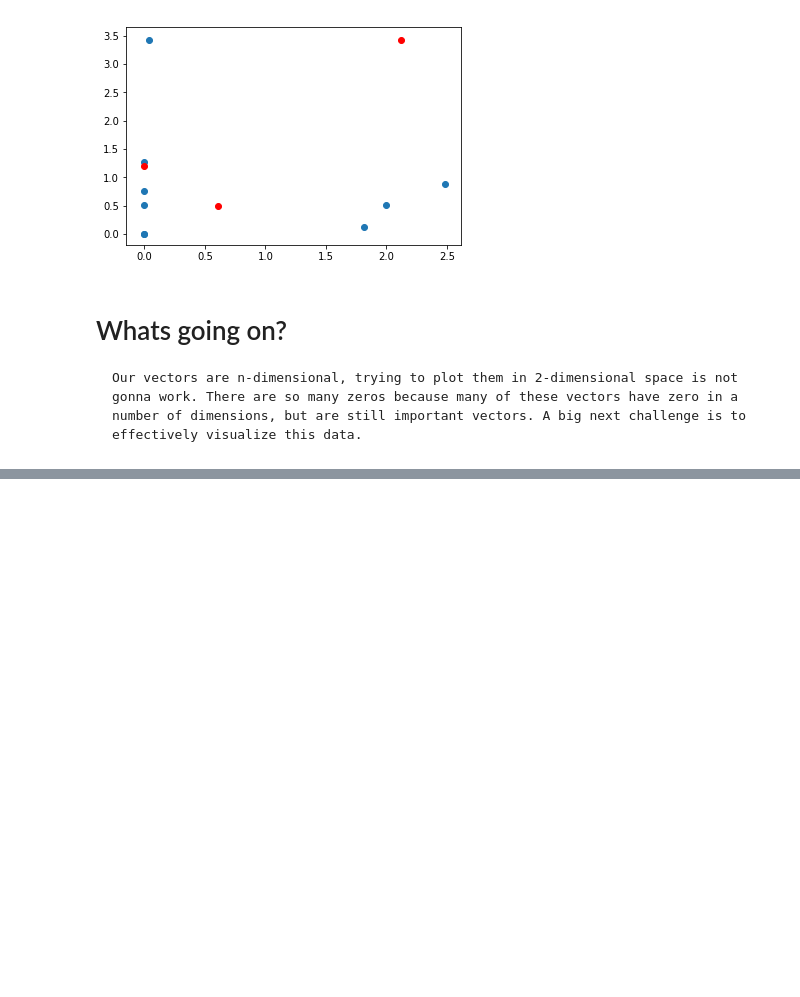
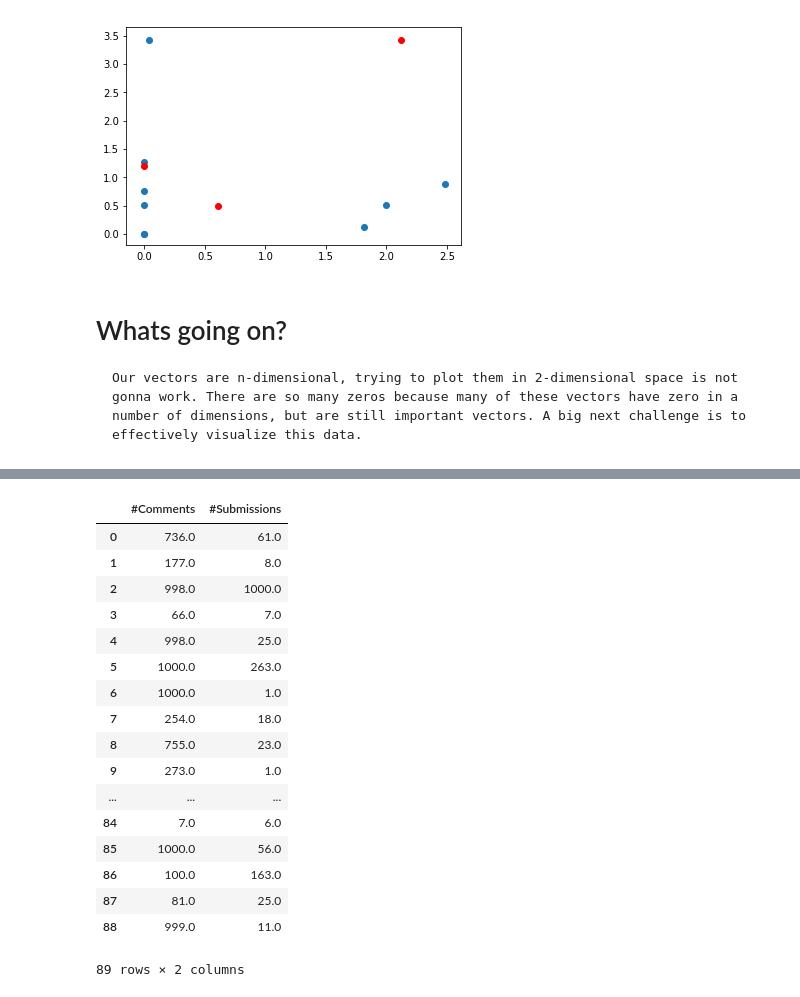
Before and after one commit to minivesper/RedditClustering, a Jupyter notebook: RedditData.ipynb, the cells around one changed output, grey strips where cells are left out. Saved outputs shown, nothing was run; the diff lists cells and outputs as text; code cells hidden in the pictures; blank space fills up the shorter version.

```diff
--- a/RedditData.ipynb
+++ b/RedditData.ipynb
@@ -379,0 +390,25 @@ The number of posts reddit users make is not nearly a normal distribution. There
+# %%
+donaldCombined = pd.DataFrame()
+donaldCombined["#Comments"] = donaldc["total_comments"]
+donaldCombined["#Submissions"] = donalds["total_submissions"]
+donaldCombined = donaldCombined.dropna()
+donaldCombined
+# %% [output]
+|  | #Comments | #Submissions |
+| 0 | 736.0 | 61.0 |
+| 1 | 177.0 | 8.0 |
+| 2 | 998.0 | 1000.0 |
+| 3 | 66.0 | 7.0 |
+| 4 | 998.0 | 25.0 |
+| 5 | 1000.0 | 263.0 |
+| 6 | 1000.0 | 1.0 |
+| 7 | 254.0 | 18.0 |
+| 8 | 755.0 | 23.0 |
+| 9 | 273.0 | 1.0 |
+| ... | ... | ... |
+| 84 | 7.0 | 6.0 |
+| 85 | 1000.0 | 56.0 |
+| 86 | 100.0 | 163.0 |
+| 87 | 81.0 | 25.0 |
+| 88 | 999.0 | 11.0 |
+89 rows × 2 columns
```
Also changed, not shown: parts of 27 cells of this notebook.
